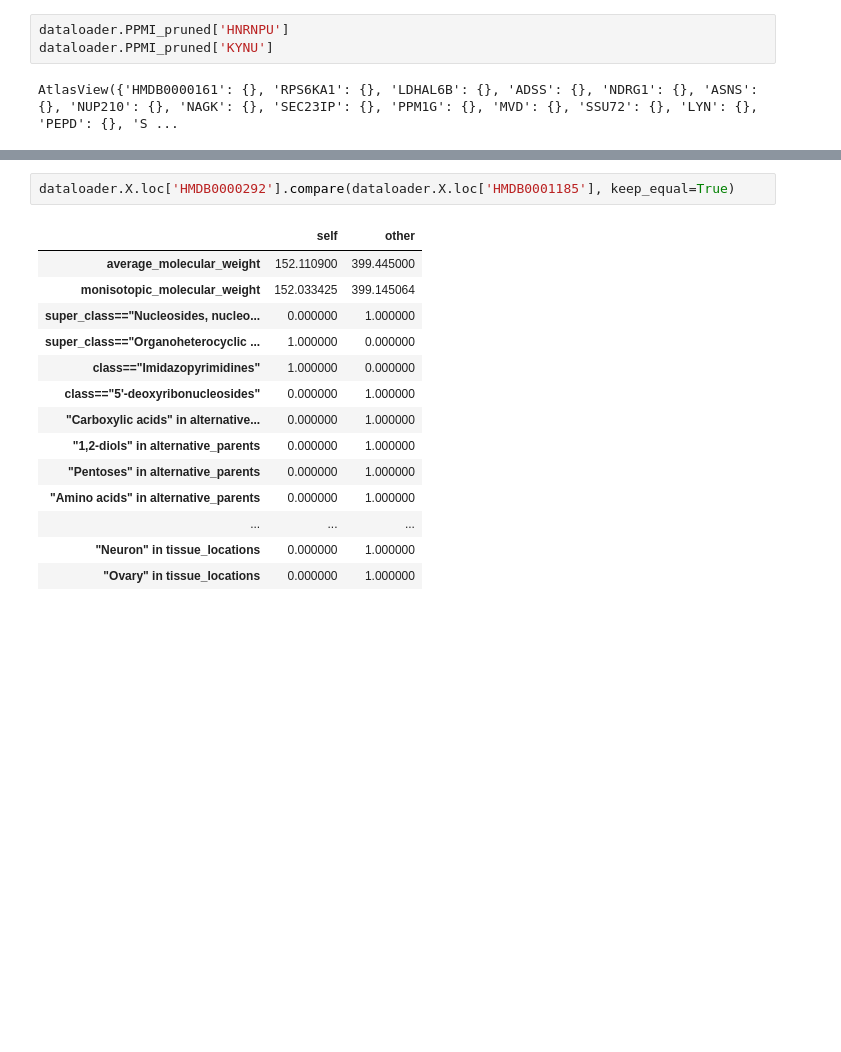
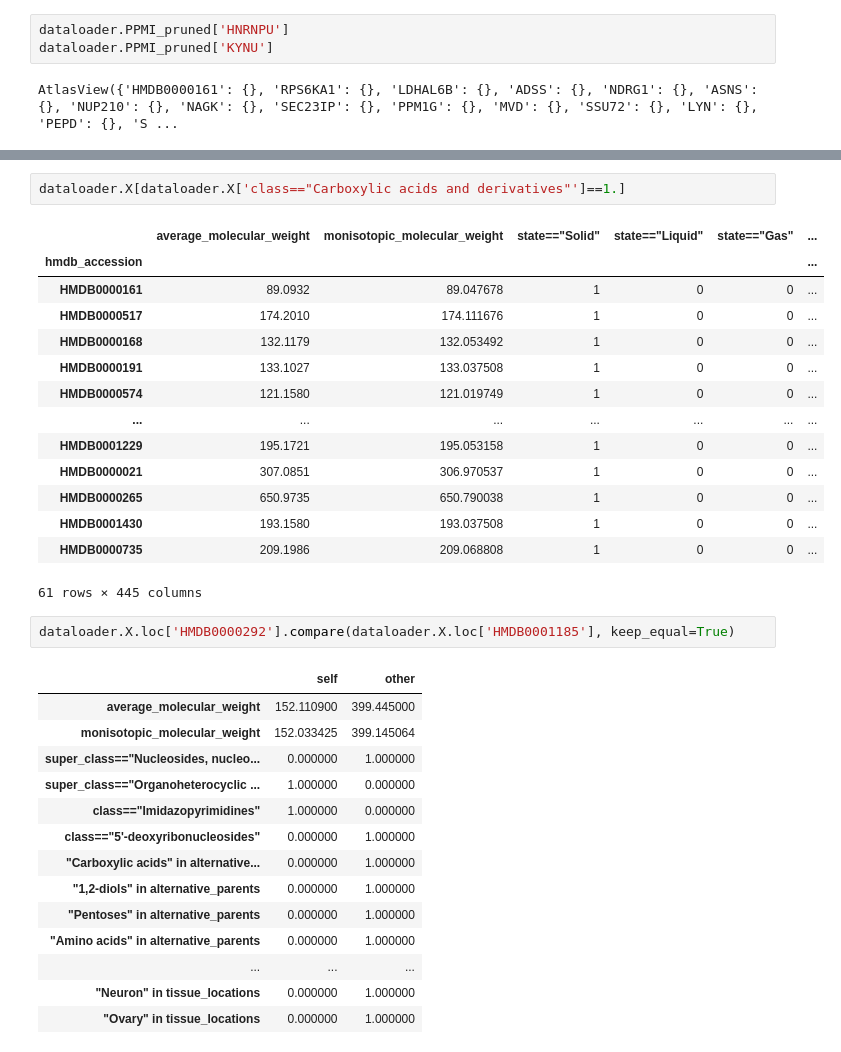
Before and after one commit to nmvdlei/PPMI_MAGNN, a Jupyter notebook: Inspect_model.ipynb, the cells around one changed output, grey strips where cells are left out. Cells and saved outputs as stored; diff of their text form; blank space fills up the shorter version.

```diff
--- a/Inspect_model.ipynb
+++ b/Inspect_model.ipynb
@@ -203,3 +385,20 @@ AtlasView({'HMDB0000161': {}, 'RPS6KA1': {}, 'LDHAL6B': {}, 'ADSS': {}, 'NDRG1':
+# %%
+dataloader.X[dataloader.X['class=="Carboxylic acids and derivatives"']==1.]
+# %% [output]
+|  | average_molecular_weight | monisotopic_molecular_weight | state=="Solid" | state=="Liquid" | state=="Gas" | ... |
+| hmdb_accession |  |  |  |  |  | ... |
+| HMDB0000161 | 89.0932 | 89.047678 | 1 | 0 | 0 | ... |
+| HMDB0000517 | 174.2010 | 174.111676 | 1 | 0 | 0 | ... |
+| HMDB0000168 | 132.1179 | 132.053492 | 1 | 0 | 0 | ... |
+| HMDB0000191 | 133.1027 | 133.037508 | 1 | 0 | 0 | ... |
+| HMDB0000574 | 121.1580 | 121.019749 | 1 | 0 | 0 | ... |
+| ... | ... | ... | ... | ... | ... | ... |
+| HMDB0001229 | 195.1721 | 195.053158 | 1 | 0 | 0 | ... |
+| HMDB0000021 | 307.0851 | 306.970537 | 1 | 0 | 0 | ... |
+| HMDB0000265 | 650.9735 | 650.790038 | 1 | 0 | 0 | ... |
+| HMDB0001430 | 193.1580 | 193.037508 | 1 | 0 | 0 | ... |
+| HMDB0000735 | 209.1986 | 209.068808 | 1 | 0 | 0 | ... |
+61 rows × 445 columns
 # %%
 dataloader.X.loc['HMDB0000292'].compare(dataloader.X.loc['HMDB0001185'], keep_equal=True)
 # %% [output]
```
Also changed, not shown: parts of 16 cells of this notebook.
